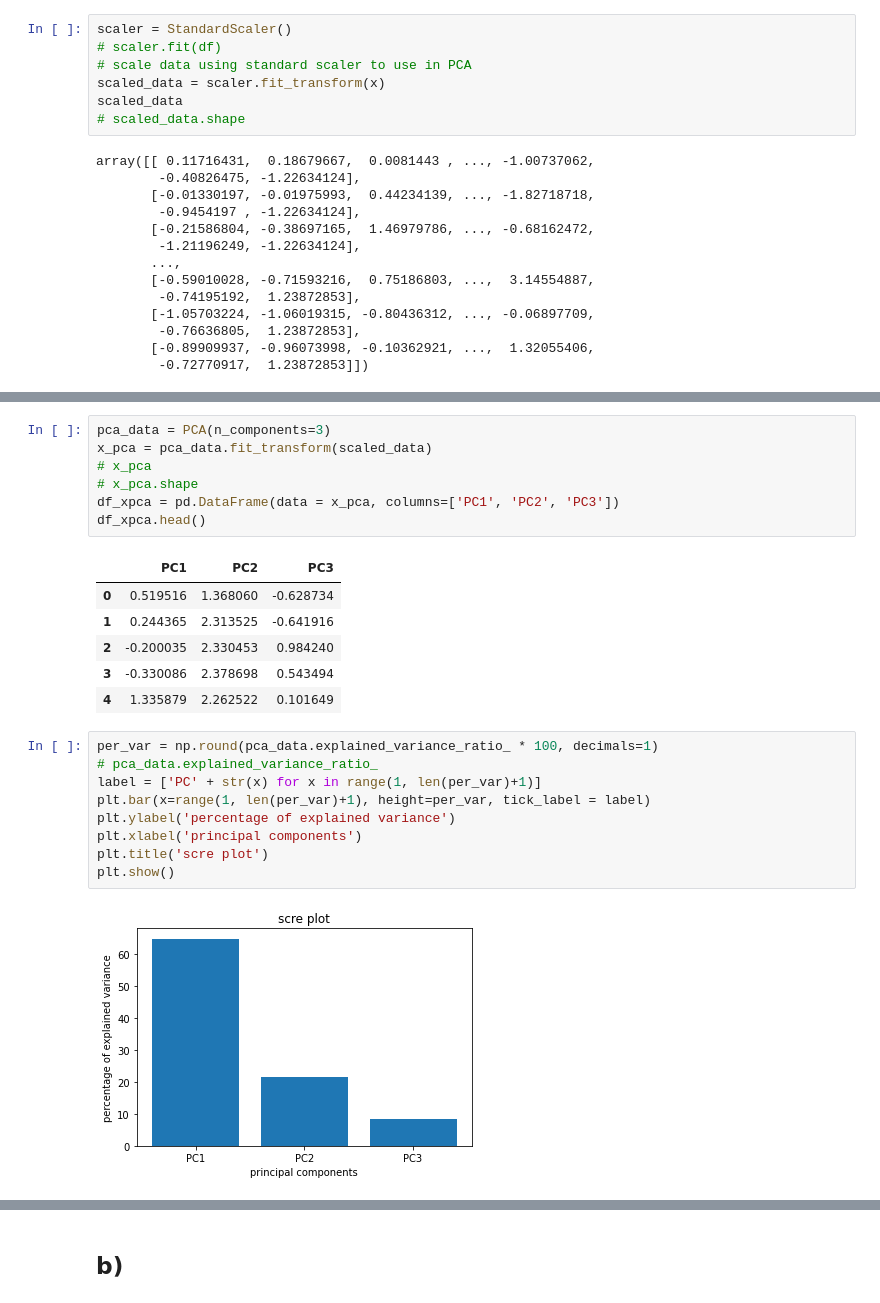
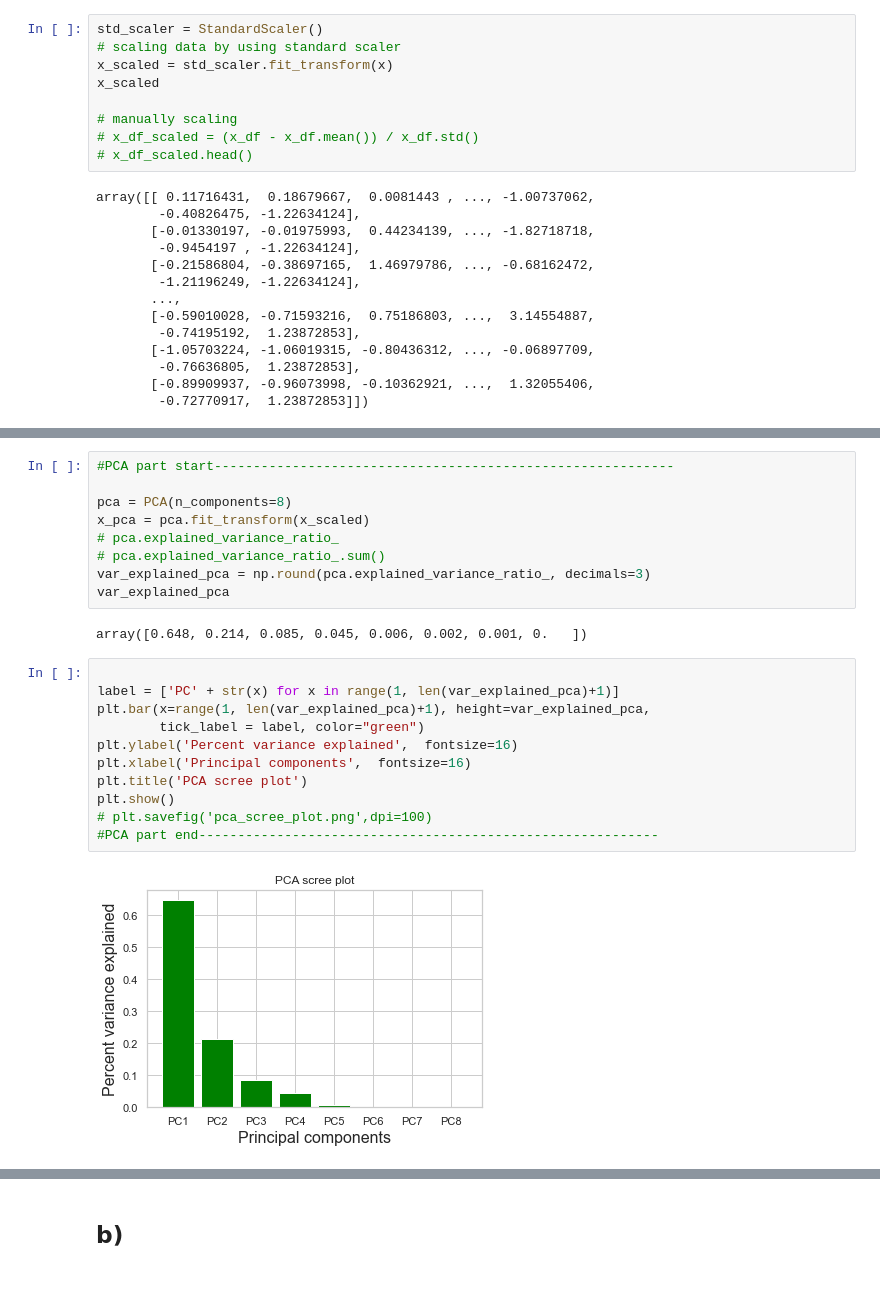
Before and after one commit to rafiqulislam21/pca_svd_clustring_and_apriori_algorithm_with_python, a Jupyter notebook: pca_svd_clustring_and_apriori_algorithm.ipynb, the cells around one changed output, grey strips where cells are left out. Drawn from its saved outputs; the diff is of its cells as text.

```diff
--- a/pca_svd_clustring_and_apriori_algorithm.ipynb
+++ b/pca_svd_clustring_and_apriori_algorithm.ipynb
@@ -29,12 +33,14 @@ x.head()
 | 3 | 13.84 | 13.94 | 0.8955 | 5.324 | 3.379 | 2.259 | 4.805 | 1 |
 | 4 | 16.14 | 14.99 | 0.9034 | 5.658 | 3.562 | 1.355 | 5.175 | 1 |
 # %%
-scaler = StandardScaler()
-# scaler.fit(df)
-# scale data using standard scaler to use in PCA
-scaled_data = scaler.fit_transform(x)
-scaled_data
-# scaled_data.shape
+std_scaler = StandardScaler()
+# scaling data by using standard scaler
+x_scaled = std_scaler.fit_transform(x)
+x_scaled
+
+# manually scaling
+# x_df_scaled = (x_df - x_df.mean()) / x_df.std()
+# x_df_scaled.head()
 # %% [output]
 array([[ 0.11716431,  0.18679667,  0.0081443 , ..., -1.00737062,
         -0.40826475, -1.22634124],
@@ -52,25 +94,24 @@ array([[ 0.11716431,  0.18679667,  0.0081443 , ..., -1.00737062,
 # %%
-pca_data = PCA(n_components=3)
-x_pca = pca_data.fit_transform(scaled_data)
-# x_pca
-# x_pca.shape
-df_xpca = pd.DataFrame(data = x_pca, columns=['PC1', 'PC2', 'PC3'])
-df_xpca.head()
+#PCA part start-----------------------------------------------------------
+
+pca = PCA(n_components=8)
+x_pca = pca.fit_transform(x_scaled)
+# pca.explained_variance_ratio_
+# pca.explained_variance_ratio_.sum()
+var_explained_pca = np.round(pca.explained_variance_ratio_, decimals=3)
+var_explained_pca
 # %% [output]
-|  | PC1 | PC2 | PC3 |
-| 0 | 0.519516 | 1.368060 | -0.628734 |
-| 1 | 0.244365 | 2.313525 | -0.641916 |
-| 2 | -0.200035 | 2.330453 | 0.984240 |
-| 3 | -0.330086 | 2.378698 | 0.543494 |
-| 4 | 1.335879 | 2.262522 | 0.101649 |
+array([0.648, 0.214, 0.085, 0.045, 0.006, 0.002, 0.001, 0.   ])
 # %%
-per_var = np.round(pca_data.explained_variance_ratio_ * 100, decimals=1)
-# pca_data.explained_variance_ratio_
-label = ['PC' + str(x) for x in range(1, len(per_var)+1)]
-plt.bar(x=range(1, len(per_var)+1), height=per_var, tick_label = label)
-plt.ylabel('percentage of explained variance')
-plt.xlabel('principal components')
-plt.title('scre plot')
+
+label = ['PC' + str(x) for x in range(1, len(var_explained_pca)+1)]
+plt.bar(x=range(1, len(var_explained_pca)+1), height=var_explained_pca,
+        tick_label = label, color="green")
+plt.ylabel('Percent variance explained',  fontsize=16)
+plt.xlabel('Principal components',  fontsize=16)
+plt.title('PCA scree plot')
 plt.show()
+# plt.savefig('pca_scree_plot.png',dpi=100)
+#PCA part end-----------------------------------------------------------
 # %% [output]
-[figure, old version]
+[figure, new version]
```
Also changed, not shown: parts of 9 cells of this notebook.
